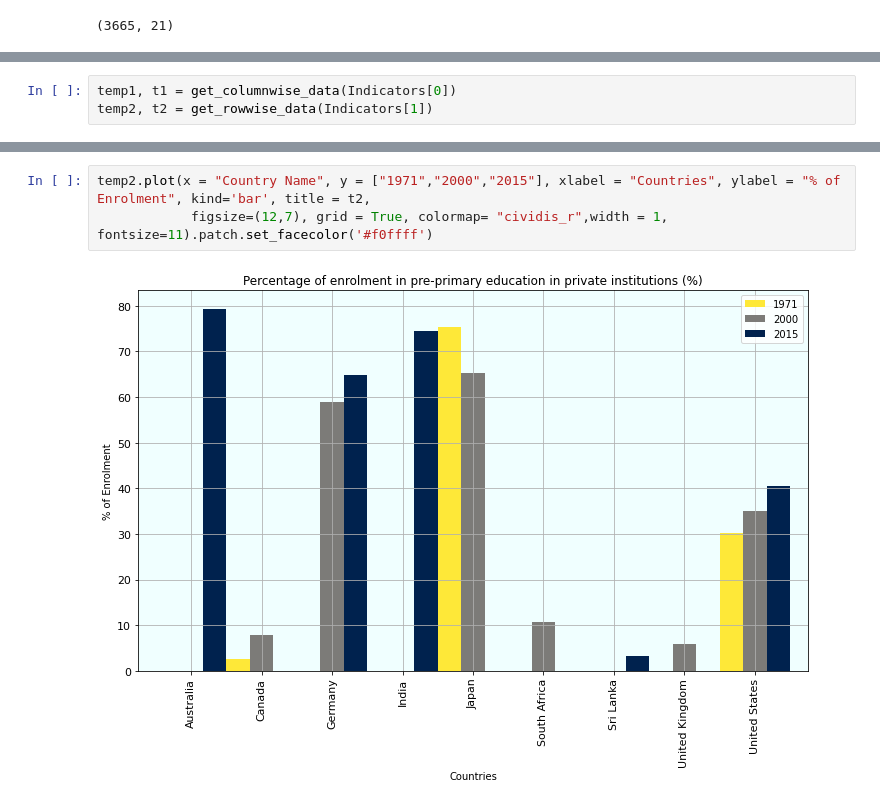
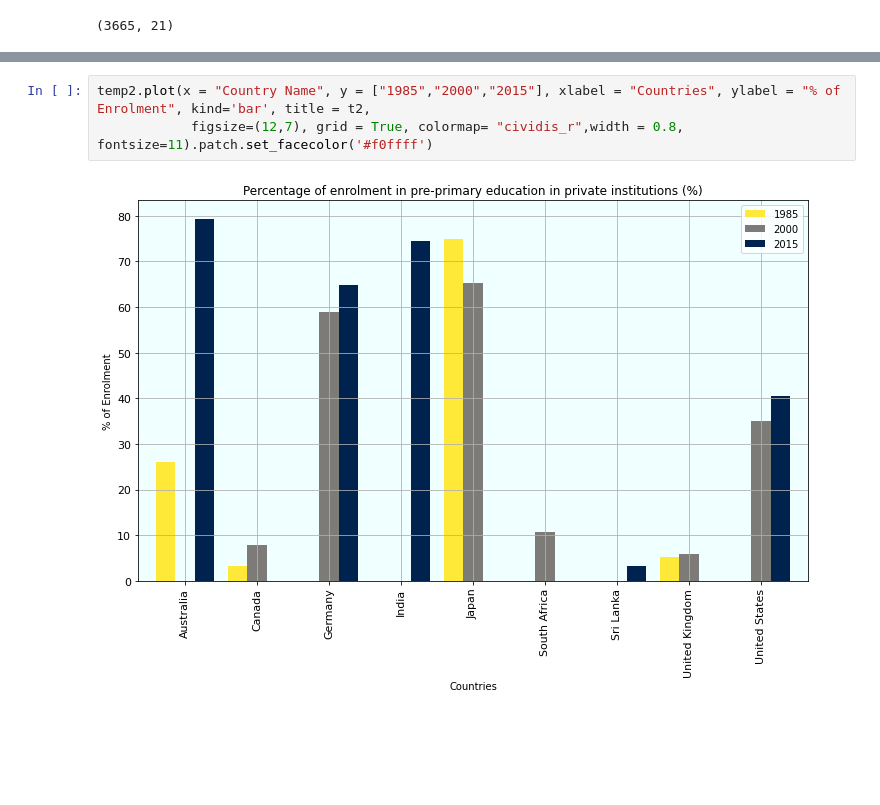
Before and after one commit to Arvind-krishna/EDA-on-World-Bank-Global-Education, a Jupyter notebook: WorldBankEDA.ipynb, the cells around one changed output, grey strips where cells are left out. Drawn from its saved outputs; the diff is of its cells as text; blank space fills up the shorter version.

```diff
--- a/WorldBankEDA.ipynb
+++ b/WorldBankEDA.ipynb
@@ -234,4 +269 @@ def get_rowwise_data(indicator_code):
   return df, title
-# %%
-temp1, t1 = get_columnwise_data(Indicators[0])
-temp2, t2 = get_rowwise_data(Indicators[1])
@@ -242,5 +426,5 @@ temp1.plot(x = "Year", kind='line', title = t1, ylabel = "Estimate Enrolment in
 # %%
-temp2.plot(x = "Country Name", y = ["1971","2000","2015"], xlabel = "Countries", ylabel = "% of Enrolment", kind='bar', title = t2,
-            figsize=(12,7), grid = True, colormap= "cividis_r",width = 1, fontsize=11).patch.set_facecolor('#f0ffff')
+temp2.plot(x = "Country Name", y = ["1985","2000","2015"], xlabel = "Countries", ylabel = "% of Enrolment", kind='bar', title = t2,
+            figsize=(12,7), grid = True, colormap= "cividis_r",width = 0.8, fontsize=11).patch.set_facecolor('#f0ffff')
 # %% [output]
-[figure, old version]
+[figure, new version]
```
Also changed, not shown: parts of 22 cells of this notebook.
